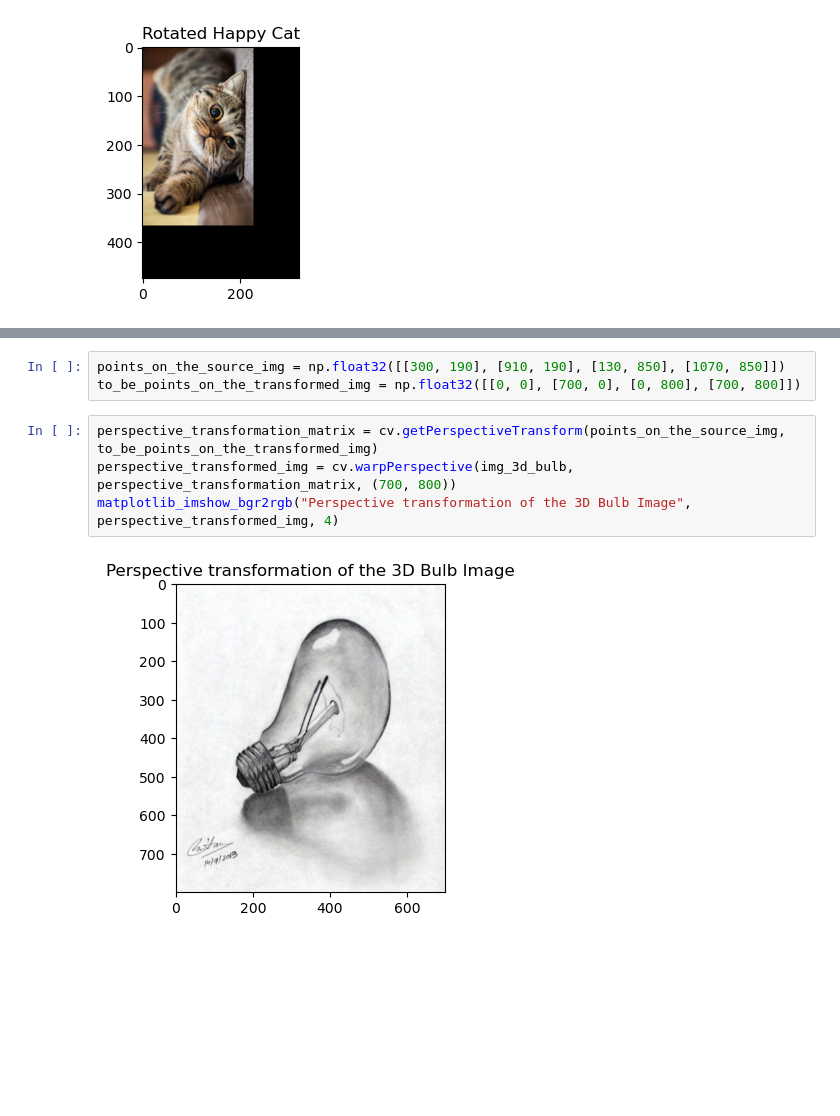
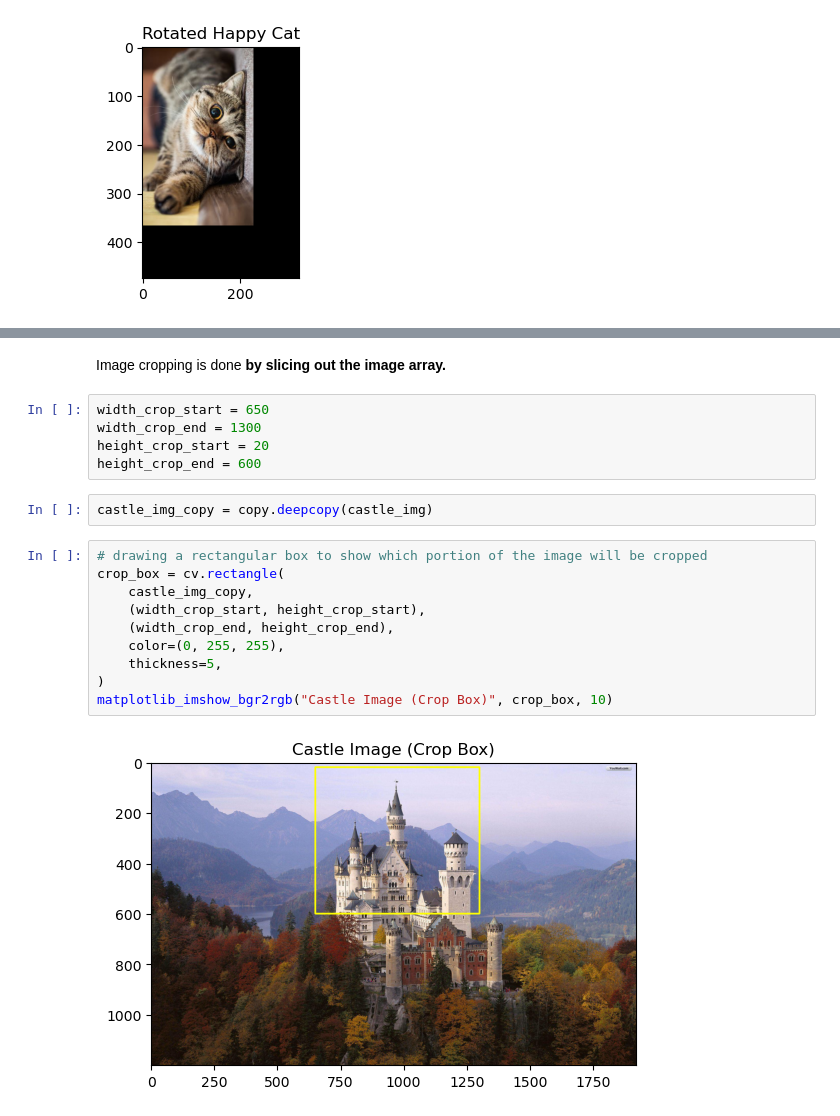
Before and after one commit to MaidulHasan/OpenCV_Basics, a Jupyter notebook: 03_image_transformation_operations.ipynb, the cells around one changed output, grey strips where cells are left out. Cells and saved outputs as stored; diff of their text form; blank space fills up the shorter version.

```diff
--- a/03_image_transformation_operations.ipynb
+++ b/03_image_transformation_operations.ipynb
@@ -113,9 +129,21 @@ img_3d_bulb.shape
-# %%
-points_on_the_source_img = np.float32([[300, 190], [910, 190], [130, 850], [1070, 850]])
-to_be_points_on_the_transformed_img = np.float32([[0, 0], [700, 0], [0, 800], [700, 800]])
-# %%
-perspective_transformation_matrix = cv.getPerspectiveTransform(points_on_the_source_img, to_be_points_on_the_transformed_img)
-perspective_transformed_img = cv.warpPerspective(img_3d_bulb, perspective_transformation_matrix, (700, 800))
-matplotlib_imshow_bgr2rgb("Perspective transformation of the 3D Bulb Image", perspective_transformed_img, 4)
-# %% [output]
-[figure, removed]
+# %% [markdown]
+Image cropping is done **by slicing out the image array.**
+# %%
+width_crop_start = 650
+width_crop_end = 1300
+height_crop_start = 20
+height_crop_end = 600
+# %%
+castle_img_copy = copy.deepcopy(castle_img)
+# %%
+# drawing a rectangular box to show which portion of the image will be cropped
+crop_box = cv.rectangle(
+    castle_img_copy,
+    (width_crop_start, height_crop_start),
+    (width_crop_end, height_crop_end),
+    color=(0, 255, 255),
+    thickness=5,
+)
+matplotlib_imshow_bgr2rgb("Castle Image (Crop Box)", crop_box, 10)
+# %% [output]
+[figure, added]
```
Also changed, not shown: parts of 29 cells of this notebook, 11 other files.
